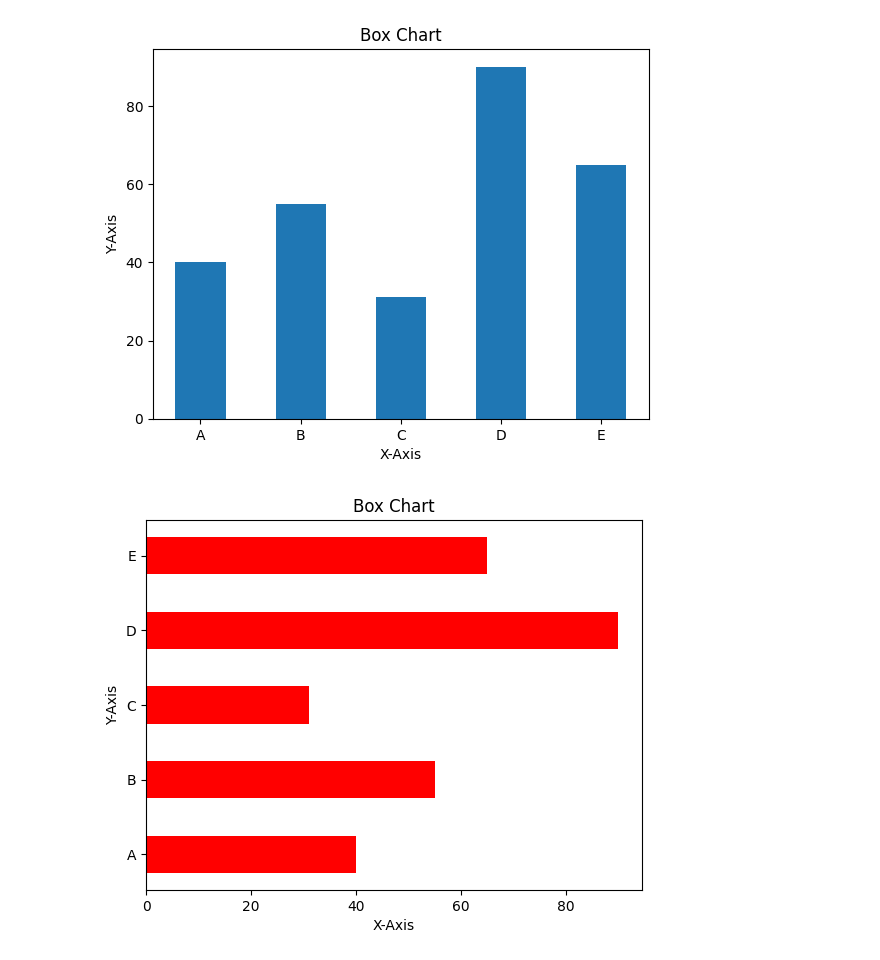
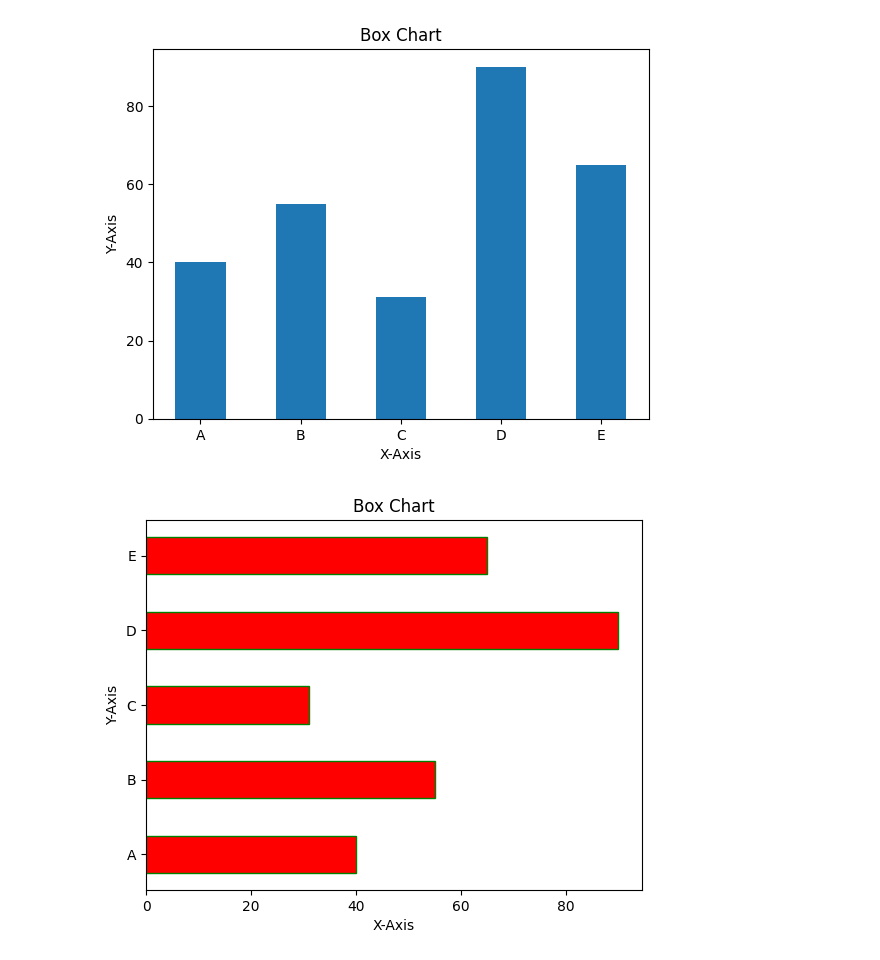
Before and after one commit to amityadav757330/DS-ML-AI, a Jupyter notebook: DS_ML_AI_Batch_1.ipynb, the cells around one changed output. Saved outputs shown, nothing was run; the diff lists cells and outputs as text; code cells hidden in the pictures.

```diff
--- a/DS_ML_AI_Batch_1.ipynb
+++ b/DS_ML_AI_Batch_1.ipynb
@@ -2596,11 +2596,11 @@ plt.show()
 # %%
 # Bar Chart
 x = ['A','B','C','D','E']
 y = [40,55,31,90,65]
-plt.barh(x, y, height = 0.5)
+plt.barh(x, y, height = 0.5, color = 'red', edgecolor = 'green')
 plt.xlabel("X-Axis")
 plt.ylabel("Y-Axis")
 plt.title("Box Chart")
 plt.show()
 # %% [output]
-[figure, old version]
+[figure, new version]
```
Also changed, not shown: parts of 31 cells of this notebook.
